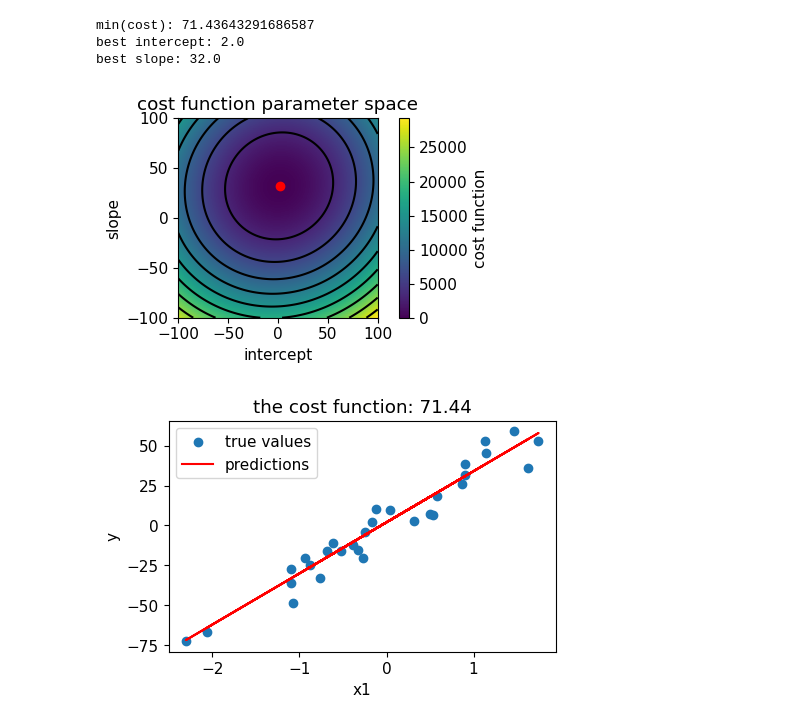
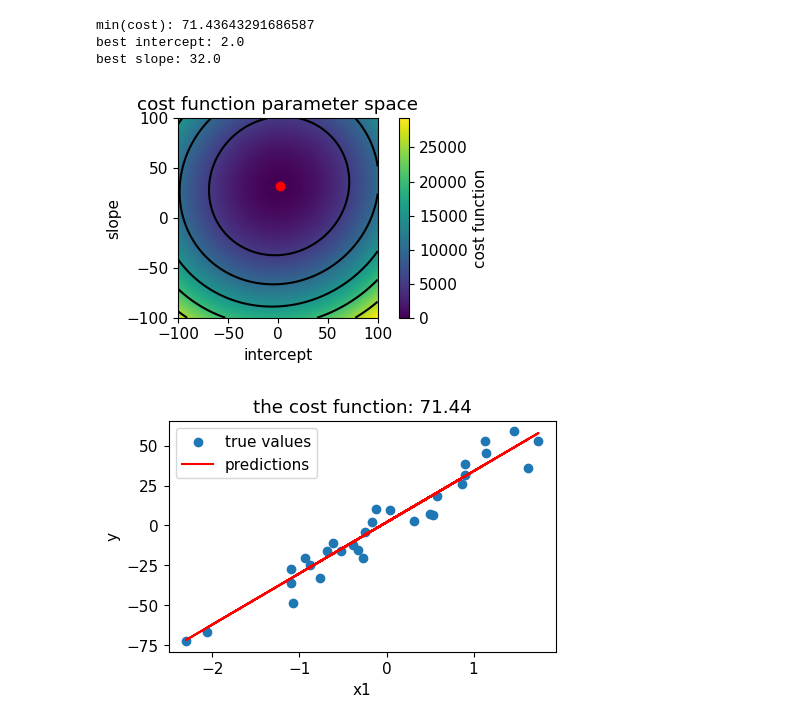
Before and after one commit to BrownDSI/DATA1030-Fall2023, a Jupyter notebook: week6 - supervised ML algos/linreg_logreg.ipynb, the cells around one changed output. Saved outputs shown, nothing was run; the diff lists cells and outputs as text; code cells hidden in the pictures.

```diff
--- a/week6 - supervised ML algos/linreg_logreg.ipynb
+++ b/week6 - supervised ML algos/linreg_logreg.ipynb
@@ -241,20 +241,20 @@ best slope: 32.0
 # %%
 plt.figure(figsize=(5,3))
 ax = plt.gca()
 extent = (np.min(w0),np.max(w0),np.min(w1),np.max(w1))
 fig = ax.imshow(cost.T,origin='lower',extent=extent,vmin=0)
 plt.colorbar(fig,label='cost function')
-ax.contour(w0,w1,cost.T,levels=10,colors='black')
+ax.contour(w0,w1,cost.T,levels=5,colors='black')
 plt.scatter(w0[min_coords[0]],w1[min_coords[1]],c='r')
 ax.xaxis.set_ticks_position("bottom")
 plt.xlabel('intercept')
 plt.ylabel('slope')
 plt.title('cost function parameter space')
 plt.tight_layout()
 plt.savefig('figures/cost_function.png',dpi=300)
 plt.show()
 # %% [output]
-[figure, old version]
+[figure, new version]
 # %%
 w = [2,32] # intercept is w[0], the slope is w[1]
 
```
Also changed, not shown: parts of 1 cell of this notebook, 1 other file.
